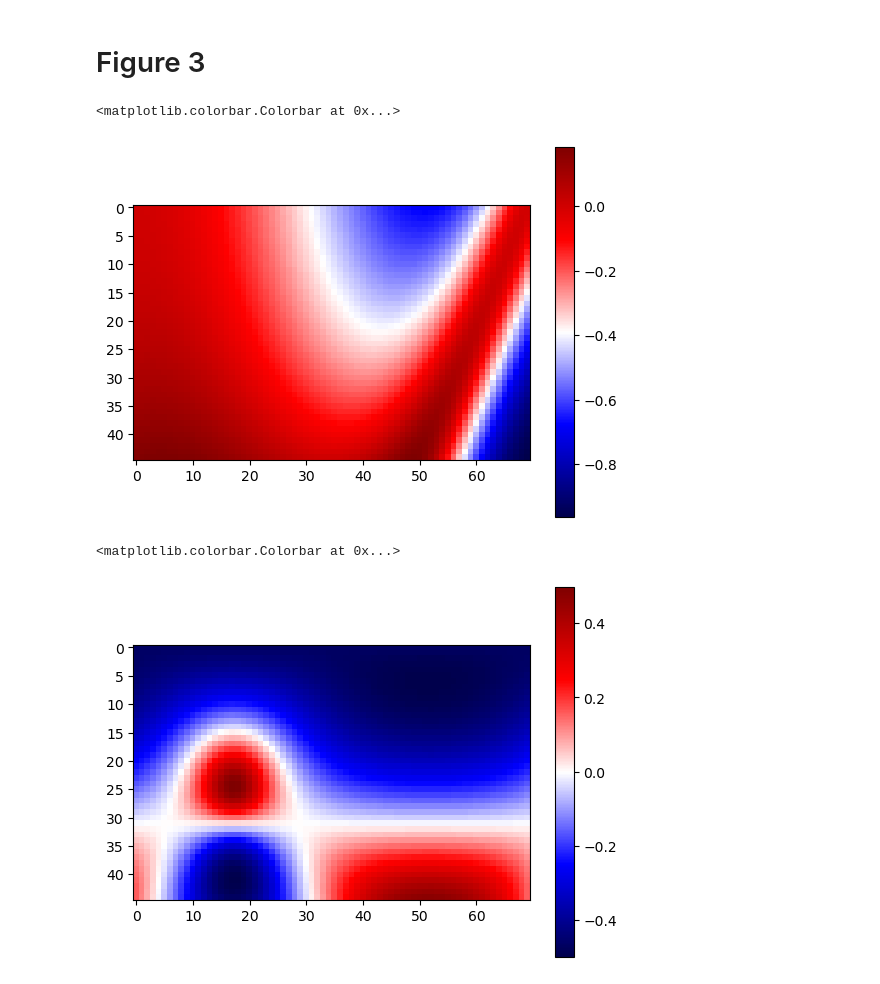
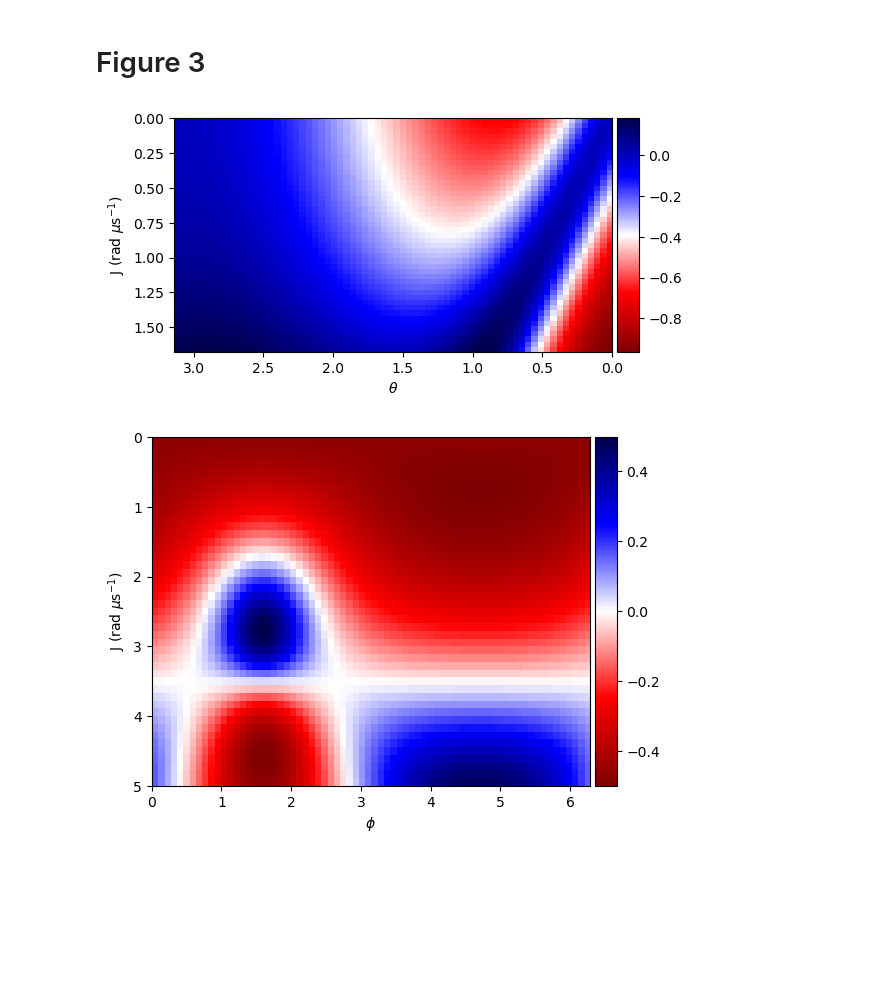
Before and after one commit to archen2019/ece456, a Jupyter notebook: sim.ipynb, the cells around one changed output. Drawn from its saved outputs; the diff is of its cells as text; code cells hidden in the pictures; blank space fills up the shorter version.

```diff
--- a/sim.ipynb
+++ b/sim.ipynb
@@ -110,11 +111,15 @@ for J_idx, J in enumerate(J_list):
 # %%
 ### Figure 3a ###
 
-plt.imshow(dPfn_grid, cmap='seismic', interpolation='nearest')
-plt.colorbar()
+fig, ax = plt.subplots(figsize=(6,6))
+im = ax.imshow(dPfn_grid, cmap='seismic_r', interpolation='nearest', aspect='equal', extent=[theta_list[0], theta_list[-1], J_list[-1], J_list[0]])
+divider = make_axes_locatable(ax)
+cax = divider.append_axes("right", size="5%", pad=0.05)
+fig.colorbar(im, cax=cax)
+ax.set_xlabel(r'$\theta$')
+ax.set_ylabel(r'J (rad $\mu\mathrm{s}^{-1}$)');
 # %% [output]
-<matplotlib.colorbar.Colorbar at 0x...>
-[figure, old version]
+[figure, new version]
 # %%
 # constants
 gamma_e = 6.7  # occupation-number loss rate to |g>
@@ -141,8 +146,12 @@ for J_idx, J in enumerate(J_list):
 # %%
 ### Figure 3b ###
 
-plt.imshow(dPfn_grid, cmap='seismic', interpolation='nearest')
-plt.colorbar()
+fig, ax = plt.subplots(figsize=(6,6))
+im = ax.imshow(dPfn_grid, cmap='seismic_r', interpolation='nearest', aspect='equal', extent=[phi_list[0], phi_list[-1], J_list[-1], J_list[0]])
+divider = make_axes_locatable(ax)
+cax = divider.append_axes("right", size="5%", pad=0.05)
+fig.colorbar(im, cax=cax)
+ax.set_xlabel(r'$\phi$')
+ax.set_ylabel(r'J (rad $\mu\mathrm{s}^{-1}$)');
 # %% [output]
-<matplotlib.colorbar.Colorbar at 0x...>
-[figure, old version]
+[figure, new version]
```
Also changed, not shown: parts of 7 cells of this notebook.
